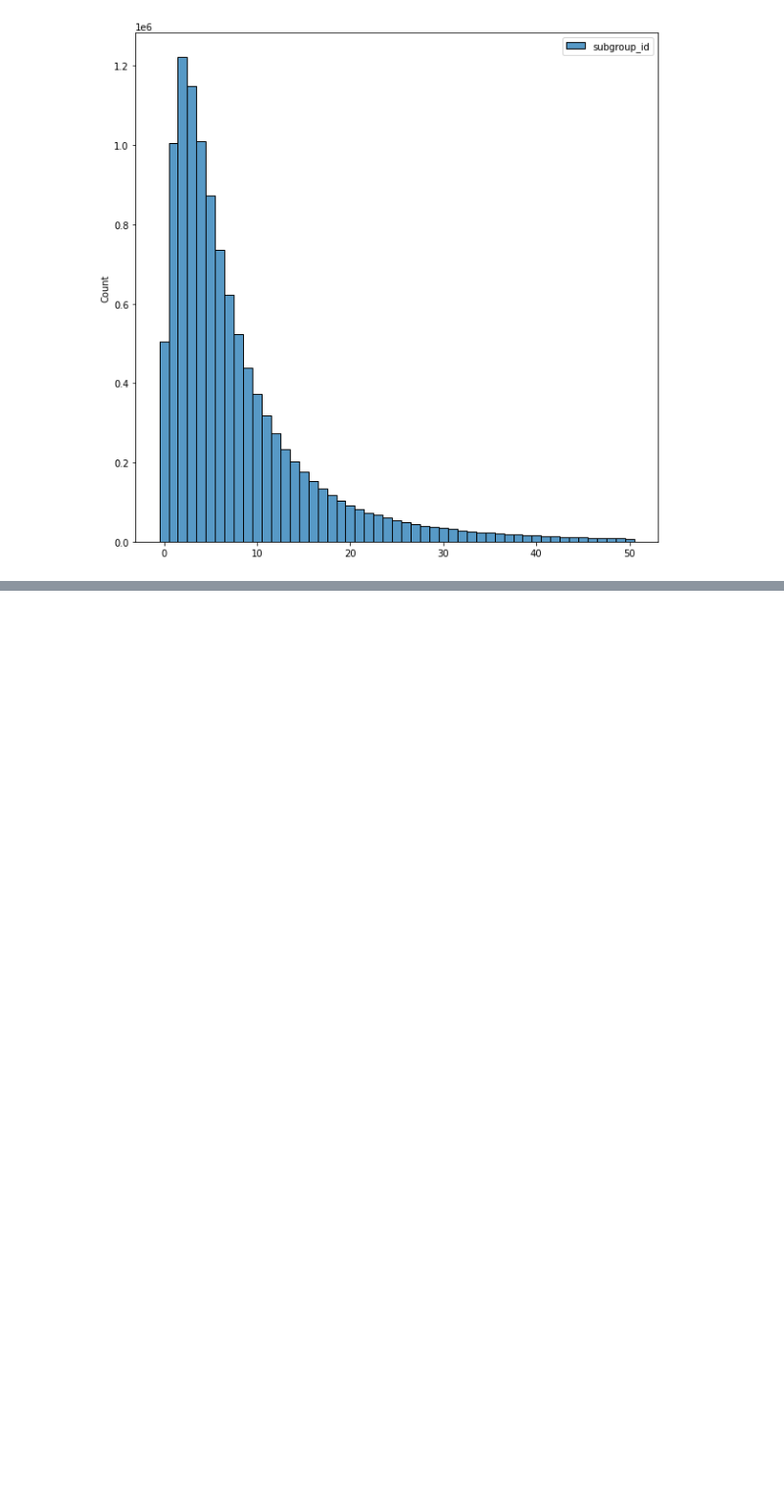
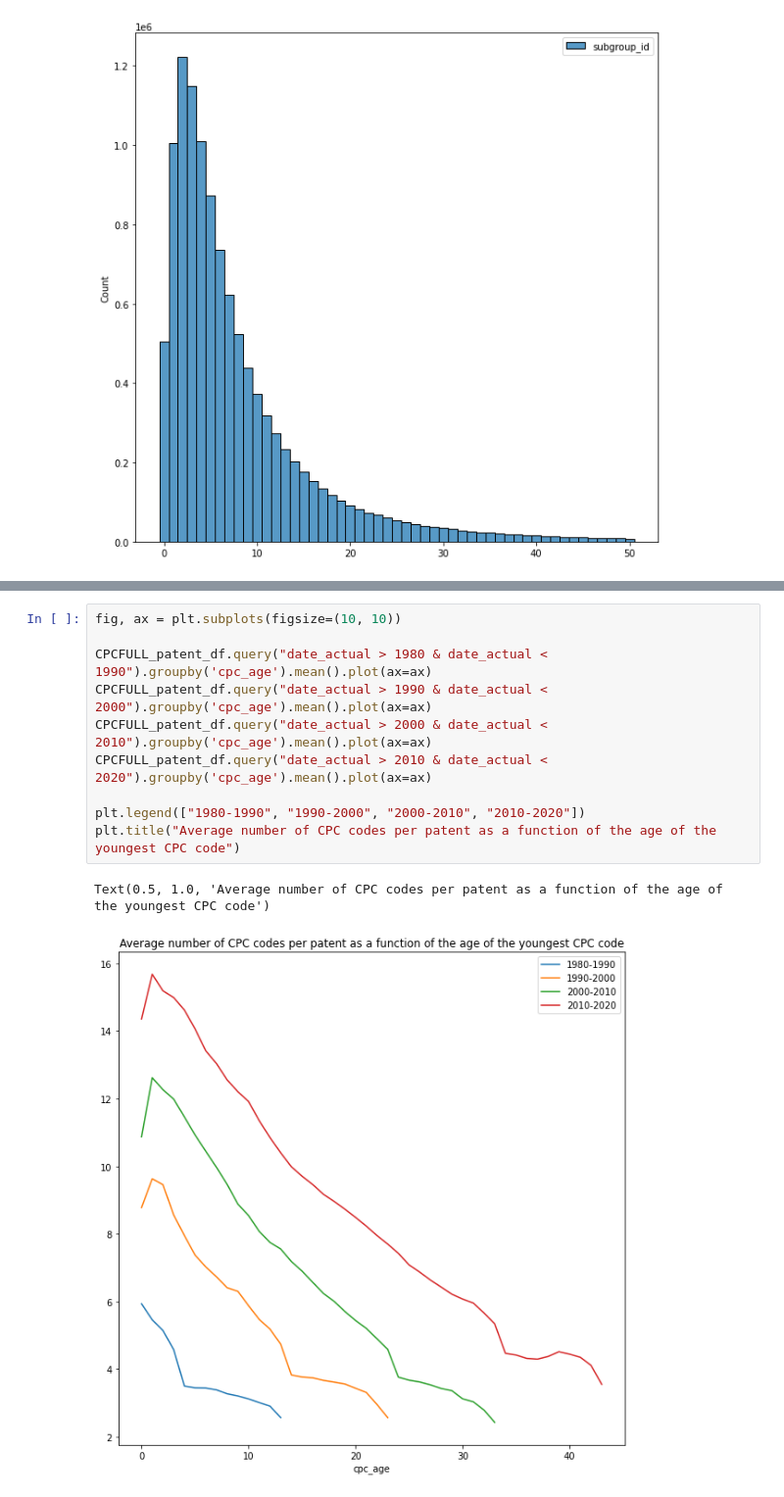
Before and after one commit to boreshkinai/patent-analysis, a Jupyter notebook: PatentsEDA.ipynb, the cells around one changed output, grey strips where cells are left out. Shown at 98% size. Saved outputs shown, nothing was run; the diff lists cells and outputs as text; blank space fills up the shorter version.

```diff
--- a/PatentsEDA.ipynb
+++ b/PatentsEDA.ipynb
@@ -508,0 +662,13 @@ sns.histplot(CPCFULL_inventor, bins=51, binrange=(0,50), discrete=True)
+# %%
+fig, ax = plt.subplots(figsize=(10, 10))
+
+CPCFULL_patent_df.query("date_actual > 1980 & date_actual < 1990").groupby('cpc_age').mean().plot(ax=ax)
+CPCFULL_patent_df.query("date_actual > 1990 & date_actual < 2000").groupby('cpc_age').mean().plot(ax=ax)
+CPCFULL_patent_df.query("date_actual > 2000 & date_actual < 2010").groupby('cpc_age').mean().plot(ax=ax)
+CPCFULL_patent_df.query("date_actual > 2010 & date_actual < 2020").groupby('cpc_age').mean().plot(ax=ax)
+
+plt.legend(["1980-1990", "1990-2000", "2000-2010", "2010-2020"])
+plt.title("Average number of CPC codes per patent as a function of the age of the youngest CPC code")
+# %% [output]
+Text(0.5, 1.0, 'Average number of CPC codes per patent as a function of the age of the youngest CPC code')
+[figure, added]
```
Also changed, not shown: parts of 12 cells of this notebook.
